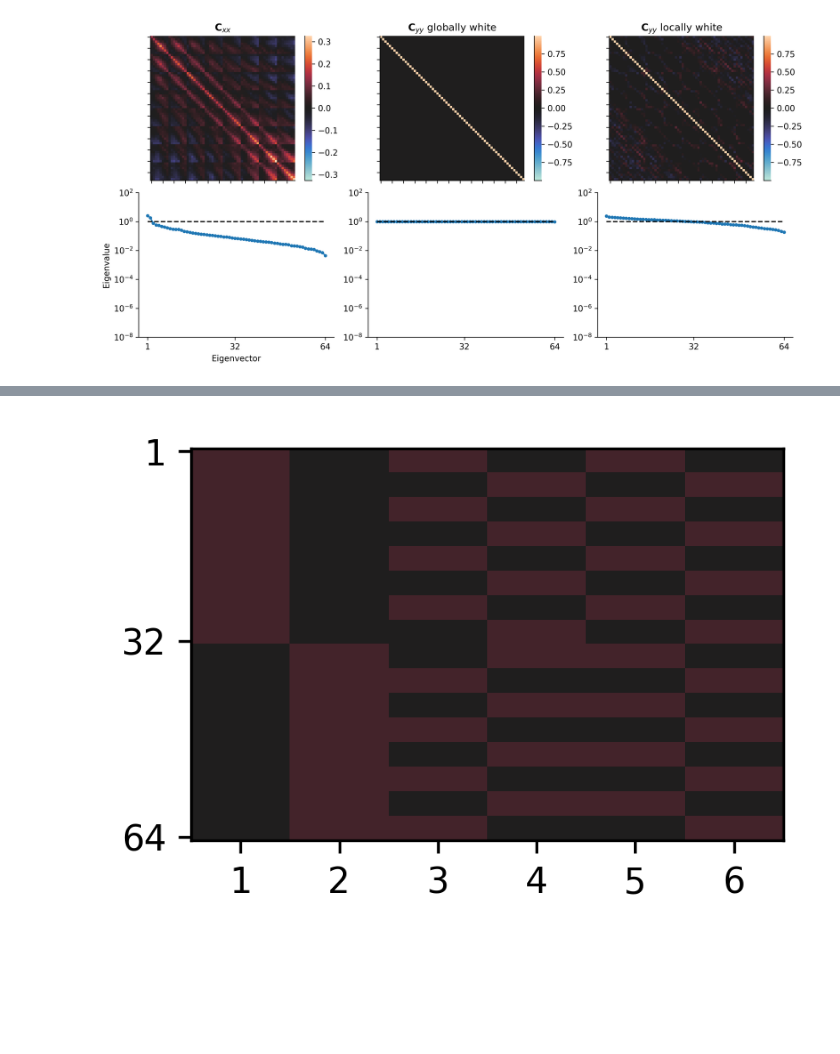
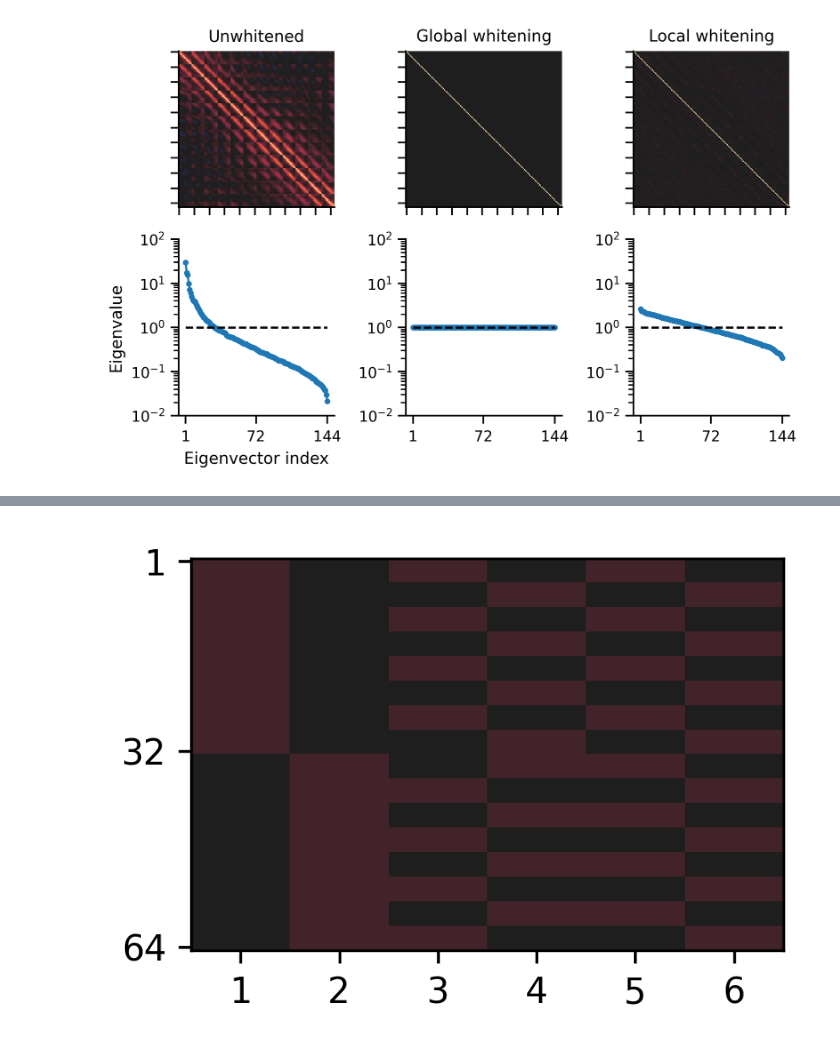
Before and after one commit to lyndond/frame_whitening, a Jupyter notebook: figures/conv2d.ipynb, the cells around one changed output, grey strips where cells are left out. Drawn from its saved outputs; the diff is of its cells as text; code cells hidden in the pictures; blank space fills up the shorter version.

```diff
--- a/figures/conv2d.ipynb
+++ b/figures/conv2d.ipynb
@@ -19,7 +19,7 @@ images = fwd.load_images(n_images=n_images, crop_size=512, rng=rng)
 
 images = [img / np.max(img) for img in images]
 
-img = images[4]
+img = images[5]
 
 fig, ax = plt.subplots(1, 1, figsize=(5, 5))
 ax.imshow(img, cmap="gray")
@@ -117,34 +116,20 @@ conv_h, conv_w = 4, 4
 W = fw.get_conv_frame(patch_h, patch_w, conv_h, conv_w)
 step_skip = 512
 
-W2 = np.concatenate((W, W3), axis=1)
+# W2 = np.concatenate((W, W3), axis=1)
 plt.imshow(W, cmap="bone", aspect="auto")
 print(W.shape)
-speedup = True
 
 g_last, g_all, _, _ = fws.adapt_covariance(
                                 Cxx_list=[Cxx],
                                 W=W,
                                 batch_size=-1,
                                 n_batch=n_batch,
-                                lr_g=1E-2,
+                                lr_g=2E-2,
                                 g0=None,
                                 online=False,
                                 clamp=False,
                                 alpha=1.,
                                 save_every=step_skip,
                             )
-
-g_last_multi, g_all_multi, _, _ = fws.adapt_covariance(
-                                Cxx_list=[Cxx],
-                                W=W2,
-                                batch_size=-1,
-                                n_batch=2**17,
-                                lr_g=1.5E-2,
-                                g0=None,
-                                online=False,
-                                clamp=False,
-                                alpha=1.,
-                                save_every=step_skip,
-                            )
 # %% [output]
@@ -185,51 +164,65 @@ sns.despine()
 # %%
 Cw_local = np.cov(Xw_local.reshape(n_steps, -1).T)
 
 ll, V = np.linalg.eigh(Cxx)
 l12 = 1/np.sqrt(ll)
 
 Mw = V @ np.diag(l12) @ V.T
 Cww = Mw @ Cxx0 @ Mw.T
 
-def heatmap(C, ax):
-    _VMAX = np.max(np.abs(C))
-    im =sns.heatmap(C, ax=ax, vmin=-_VMAX, vmax=_VMAX, cmap="icefire", cbar=True, square=True)
+def heatmap(C, ax, vmax = None, cbar=True):
+    if vmax is None:
+        _VMAX = np.max(np.abs(C))
+    else:
+        _VMAX = vmax
+    im =sns.heatmap(C, ax=ax, vmin=-_VMAX, vmax=_VMAX, cmap="icefire", cbar=cbar, square=True)
 
 def spectrum(C):
     return np.sort(np.abs(np.linalg.eigh(C)[0]))[::-1] + 1E-15
 
+def cov2corr(C):
+    D = np.diag(1/np.sqrt(np.diag(C)))
+    return D @ C @ D
 
-fig, ax = plt.subplots(2, 3, figsize=(12, 6), dpi=300, sharex="row")
 N = Cxx0.shape[0]
 
-heatmap(Cxx0, ax[0,0])
-heatmap(Cww, ax[0,1])
-heatmap(Cw_local, ax[0,2])
+# heatmap(Cxx0, ax[0,0])
+# heatmap(Cww, ax[0,1])
+# heatmap(Cw_local, ax[0,2])
 
-ax[1,0].plot(np.arange(1,N+1), spectrum(Cxx0), ".-")
-ax[1,1].plot(np.arange(1, N+1), spectrum(Cww), ".-")
-ax[1,2].plot(np.arange(1, N+1), spectrum(Cw_local), ".-")
+vmax = np.max(np.abs([cov2corr(Cxx0), cov2corr(Cww), cov2corr(Cw_local)]))
+cbar = False
 
-ax[1,0].hlines(1, 1, N, color="k", linestyle="--")
-ax[1,1].hlines(1, 1, N, color="k", linestyle="--")
-ax[1,2].hlines(1, 1, N, color="k", linestyle="--")
+with sns.plotting_context('paper'):
+    fig, ax = plt.subplots(2, 3, figsize=(6, 4), dpi=300, sharex="row")
+    heatmap(cov2corr(Cxx0), ax[0,0], vmax, cbar)
+    heatmap(cov2corr(Cww), ax[0,1], vmax, cbar)
+    heatmap(cov2corr(Cw_local), ax[0,2], vmax, cbar)
 
-ax[0,0].set(title=r"${\bf C}_{xx}$", xticklabels=[], yticklabels=[])
-ax[0,1].set(title=r"${\bf C}_{yy}$ globally white", xticklabels=[], yticklabels=[])
-ax[0,2].set(title=r"${\bf C}_{yy}$ locally white", xticklabels=[], yticklabels=[])
+    ax[1,0].plot(np.arange(1,N+1), spectrum(Cxx0), ".-")
+    ax[1,1].plot(np.arange(1, N+1), spectrum(Cww), ".-")
+    ax[1,2].plot(np.arange(1, N+1), spectrum(Cw_local), ".-")
 
-yscale = "log"
-_YMIN, _YMAX = 1E-8, 100
-ax[1, 0].set( yscale=yscale,
-    ylabel="Eigenvalue", xlabel="Eigenvector",
-    xticks=(1, N//2, N), xticklabels=(1, N//2, N), ylim=(_YMIN, _YMAX))
+    ax[1,0].hlines(1, 1, N, color="k", linestyle="--")
+    ax[1,1].hlines(1, 1, N, color="k", linestyle="--")
+    ax[1,2].hlines(1, 1, N, color="k", linestyle="--")
 
-ax[1, 1].set( yscale=yscale, ylim=(_YMIN, _YMAX))
-ax[1, 2].set( yscale=yscale, ylim=(_YMIN, _YMAX))
+    ax[0,0].set(title='Unwhitened', xticklabels=[], yticklabels=[])
+    ax[0,1].set(title='Global whitening', xticklabels=[], yticklabels=[])
+    ax[0,2].set(title='Local whitening', xticklabels=[], yticklabels=[])
 
-fig.tight_layout()
-sns.despine()
+    yscale = "log"
+    _YMIN, _YMAX = 1E-2, 100
+    ax[1, 0].set( yscale=yscale,
+        ylabel="Eigenvalue", xlabel="Eigenvector index",
+        xticks=(1, N//2, N), xticklabels=(1, N//2, N), ylim=(_YMIN, _YMAX))
+
+    ax[1, 1].set( yscale=yscale, ylim=(_YMIN, _YMAX))
+    ax[1, 2].set( yscale=yscale, ylim=(_YMIN, _YMAX))
+
+    fig.tight_layout()
+    sns.despine()
 # %% [output]
-[figure, old version]
+[figure, new version]
 # %%
 _XMAX = np.sqrt(patch_h**2 + patch_w**2)
```
Also changed, not shown: parts of 10 cells of this notebook.
